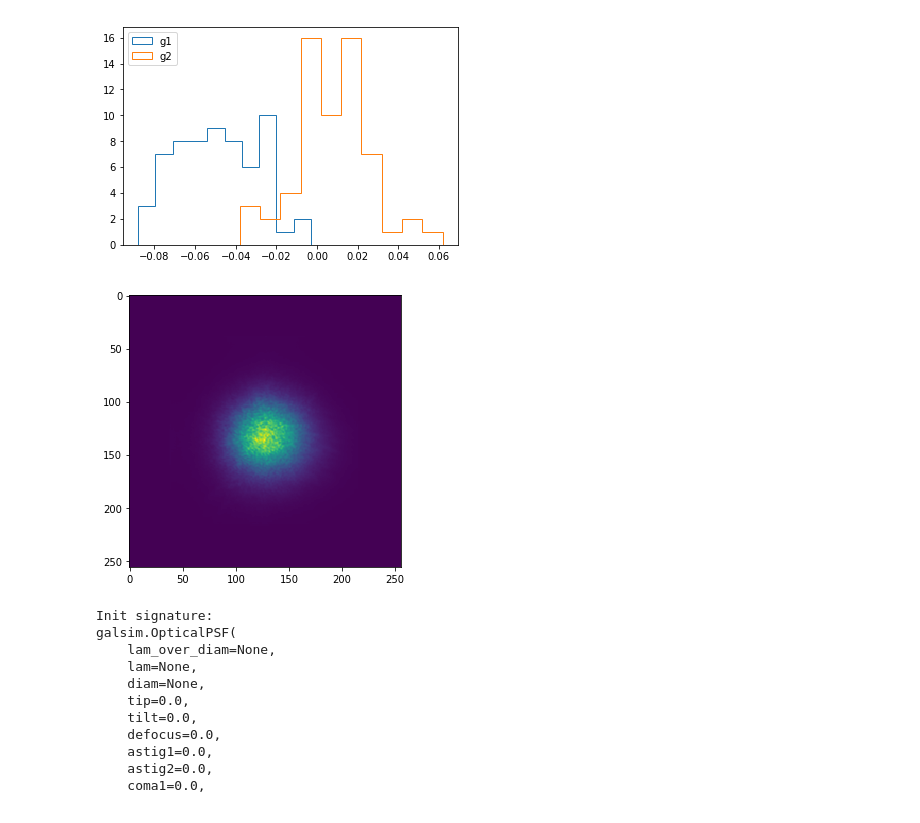
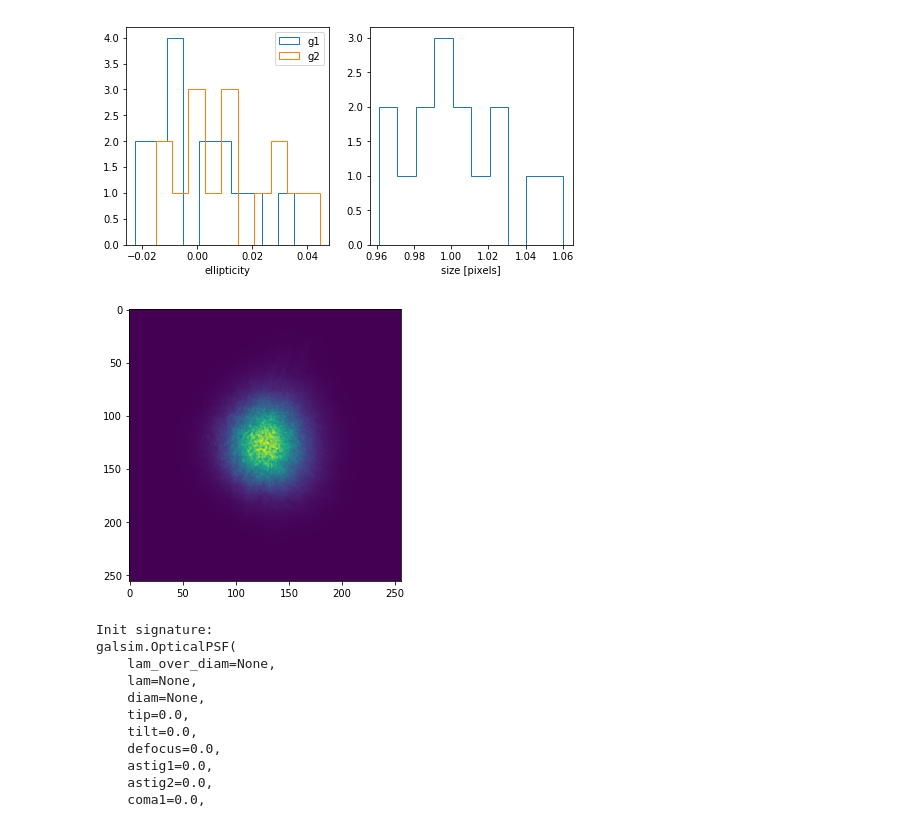
Before and after one commit to cahebert/speckles, a Jupyter notebook: Code/Optics-how bad is bad?.ipynb, the cells around one changed output. Saved outputs shown, nothing was run; the diff lists cells and outputs as text; code cells hidden in the pictures.

```diff
--- a/Code/Optics-how bad is bad?.ipynb
+++ b/Code/Optics-how bad is bad?.ipynb
@@ -8,37 +5,50 @@ aper = galsim.Aperture(diam=8.1, lam=lam, obscuration=1.024/7.7, screen_list=opt
 # %%
+lam = 692
+
 aberrations = np.zeros(12)
-aberrations[4] = 0.5 #defocus
-aberrations[5] = 0.65 #astig1
+aberrations[4] = 1. #defocus
+aberrations[5] = 0.35 #astig1
 aberrations[6] = -0.25 #astig2
-aberrations[7] = -0.55 #coma1
-aberrations[8] = 0.25 #coma2
+aberrations[7] = -0.35 #coma1
+aberrations[8] = -0.5 #coma2
 aberrations[9] = 0.25 #tref1
 aberrations[10] = -0.5 #tref2
-aberrations[11] = 0.25 #spher
+aberrations[11] = 0.25 #spherical
 
-shapes = np.zeros((62,2))
-for i in range(62):
-    optics = galsim.PhaseScreenList(galsim.AtmosphericScreen(altitude=0.5, screen_size=25, vx=3.4, vy=1.2),
-                                    galsim.AtmosphericScreen(altitude=20, screen_size=25, vx=2.4, vy=4.2),
+n = 15
+shapes = np.zeros((n,3))
+for i in range(n):
+    optics = galsim.PhaseScreenList(galsim.AtmosphericScreen(r0_500=.15, L0=75, altitude=0.5,
+                                                             screen_size=25, vx=2, vy=1.2),
+                                    galsim.AtmosphericScreen(r0_500=.12, L0=75, altitude=20,
+                                                             screen_size=25, vx=3.4, vy=4.2),
                                     galsim.OpticalScreen(diam=8.1, obscuration=1.024/8.1, aberrations=aberrations))
-    psfIm = galsim.PhaseScreenPSF(optics, lam, exptime=15, aper=aper, flux=10**4).drawImage(scale=.01, nx=256, ny=256)
-    moments = galsim.hsm.FindAdaptiveMom(psfIm).observed_shape
-    shapes[i] = [moments.g1, moments.g2]
+    aper = galsim.Aperture(diam=8.1, lam=lam, obscuration=1.024/7.7, screen_list=optics)
+    psfIm = galsim.PhaseScreenPSF(optics, lam, exptime=15, aper=aper, flux=10**4).drawImage(scale=.01,
+                                                                                            nx=256, ny=256)
+    moments = galsim.hsm.FindAdaptiveMom(psfIm)
+    shapes[i] = [moments.observed_shape.g1, moments.observed_shape.g2, moments.moments_sigma]
 # %%
-plt.figure()
+plt.figure(figsize=(8,4))
+plt.subplot(121)
 plt.hist(shapes[:,0], histtype='step', label='g1')
 plt.hist(shapes[:,1], histtype='step', label='g2')
+plt.xlabel('ellipticity')
 plt.legend()
+
+plt.subplot(122)
+plt.hist(shapes[:,2]*.011*2.355, histtype='step')
+plt.xlabel('size [pixels]')
 plt.show()
 # %% [output]
-[figure, old version]
+[figure, new version]
 # %%
 plt.figure(figsize=(5,5))
 plt.imshow(psfIm.array)
 # plt.colorbar()
 plt.show()
 # %% [output]
-[figure, old version]
+[figure, new version]
 # %%
 galsim.OpticalPSF?
 # %% [output]
```
Also changed, not shown: parts of 1 cell of this notebook, 1 other file.
